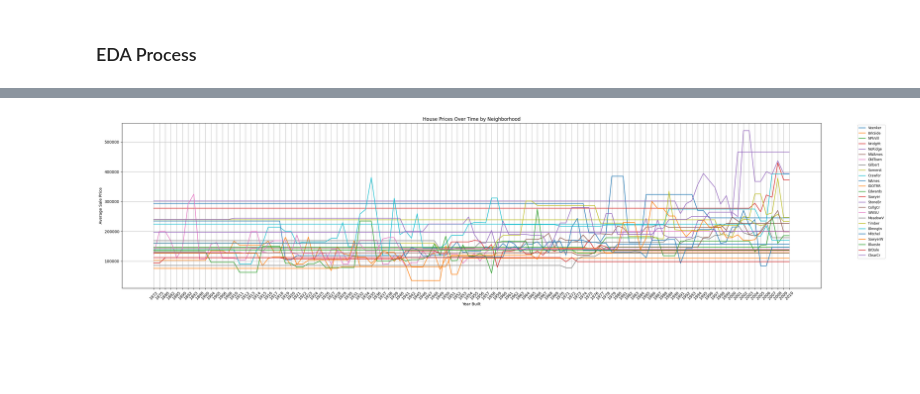
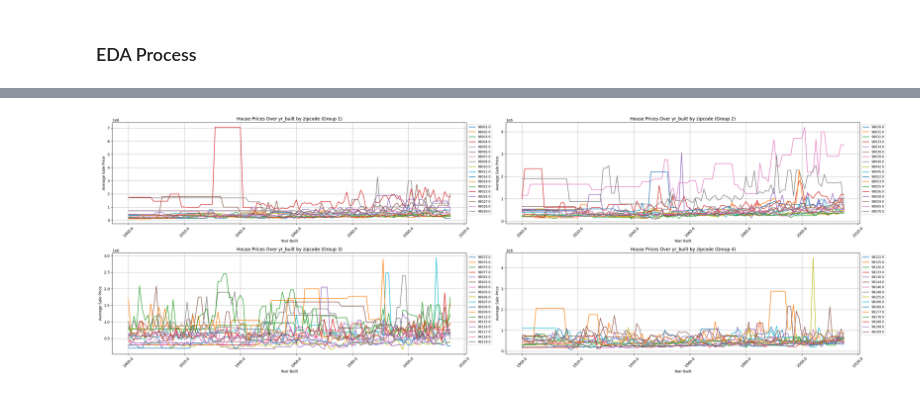
Before and after one commit to zhsh9/HKU7305-A4, a Jupyter notebook: report.ipynb, the cells around one changed output, grey strips where cells are left out. Drawn from its saved outputs; the diff is of its cells as text; code cells hidden in the pictures; blank space fills up the shorter version.

```diff
--- a/report.ipynb
+++ b/report.ipynb
@@ -118,21 +125,21 @@ root
 ### EDA Process
 # %%
 # Select relevant features and target variable
-selected_df = df.select('OverallQual', 'GrLivArea', 'GarageCars', 'SalePrice')
+selected_df = df.select('bedrooms', 'bathrooms', 'sqft_living', 'price')
 
 # Group by multiple features and calculate average house price
-grouped_df = selected_df.groupBy('OverallQual', 'GrLivArea', 'GarageCars').agg(avg('SalePrice').alias('avg_price'))
+grouped_df = selected_df.groupBy('bedrooms', 'bathrooms', 'sqft_living').agg(avg('price').alias('avg_price'))
 
 # Calculate 0.01 and 0.99 quantiles for avg_price
-THRESHOLD_SMALL_PERC = 0.10
-THRESHOLD_LARGE_PERC = 0.90
+THRESHOLD_SMALL_PERC = 0.01
+THRESHOLD_LARGE_PERC = 0.99
 RELATIVE_ERROR = 0.0001
 quantiles = grouped_df.approxQuantile('avg_price', [THRESHOLD_SMALL_PERC, THRESHOLD_LARGE_PERC], RELATIVE_ERROR)
 threshold_small, threshold_large = quantiles
 
 # Filter groups where average price is in the bottom 1% or top 1%
 significant_groups_df = grouped_df.filter((col('avg_price') <= threshold_small) |
-                                       (col('avg_price') >= threshold_large))
+                                          (col('avg_price') >= threshold_large))
 significant_groups_df.show(n=3)
 
 # Save the results
@@ -312,13 +299,13 @@ AdaptiveSparkPlan isFinalPlan=true
 ### EDA Process
 # %%
 # Select the required columns
-df_selected = df.select("Neighborhood", "YearBuilt", "SalePrice")
+df_selected = df.select("zipcode", "yr_built", "price")
 
-# Step 1: Group by Neighborhood and YearBuilt, and calculate the average house price
-grouped_df = df_selected.groupBy("Neighborhood", "YearBuilt").agg(avg("SalePrice").alias("avg_price"))
+# Step 1: Group by zipcode and yr_built, and calculate the average house price
+grouped_df = df_selected.groupBy("zipcode", "yr_built").agg(avg("price").alias("avg_price"))
 
 # Step 2: Use pivot to perform data pivoting to compare house price differences across different construction years
-pivot_df = grouped_df.groupBy("Neighborhood").pivot("YearBuilt").avg("avg_price")
+pivot_df = grouped_df.groupBy("zipcode").pivot("yr_built").avg("avg_price")
 
 # Save the results
 pivot_df.coalesce(1).write.csv(question_outputs[1], header=True, mode='overwrite', sep=',')
@@ -423,37 +389,57 @@ only showing top 3 rows
 # %%
 if RUNNING == 'local':
-    # Plot the line chart
-    fig = plt.figure(figsize=(28, 7))
+    # Sort by zipcode in ascending order
+    pivot_pd_df.sort_values(by='zipcode', inplace=True)
 
-    # Set the neighborhood as the index
-    pivot_pd_df.set_index('Neighborhood', inplace=True)
+    # Divide the chart into 4 subplots, 2 rows and 2 columns
+    num_parts = 4
+    num_rows, num_cols = 2, 2
+    fig, axs = plt.subplots(num_rows, num_cols, figsize=(30, 10))
 
-    # Transpose the DataFrame for plotting
+    # Calculate the number of zipcodes in each subplot
+    num_zipcodes = len(pivot_pd_df)
+    zipcodes_per_part = (num_zipcodes + num_parts - 1) // num_parts  # Round up
+
+    # Set zipcode as the index
+    pivot_pd_df.set_index('zipcode', inplace=True)
+
+    # Transpose DataFrame for plotting
     pivot_pd_df_transpose = pivot_pd_df.transpose()
 
-    # Plot the price curve for each neighborhood
-    for neighborhood in pivot_pd_df_transpose.columns:
-        plt.plot(pivot_pd_df_transpose.index, pivot_pd_df_transpose[neighborhood], label=neighborhood)
+    # Get the list of years
+    years = [int(i) for i in pivot_pd_df_transpose.index.tolist()]
 
-    # Add legend
-    plt.legend(bbox_to_anchor=(1.05, 1), loc='upper left', fontsize='small')
+    # Plot each subplot
+    for i in range(num_parts):
+        start_idx = i * zipcodes_per_part
+        end_idx = min((i + 1) * zipcodes_per_part, num_zipcodes)
+        zipcodes = pivot_pd_df.index[start_idx:end_idx]
 
-    # Add title and labels
-    plt.title('House Prices Over Time by Neighborhood')
-    plt.xlabel('Year Built')
-    plt.ylabel('Average Sale Price')
+        ax = axs[i // num_cols, i % num_cols]  # Get the axis of the current subplot
+        for zipcode in zipcodes:
+            ax.plot(years, pivot_pd_df_transpose[zipcode], label=str(zipcode))
 
-    # Rotate x-axis labels for better display
-    plt.xticks(rotation=45)
+        # Add legend
+        ax.legend(bbox_to_anchor=(1, 1), loc='upper left', fontsize='small')
 
-    # Show grid
-    plt.grid(True)
+        # Add title and labels
+        ax.set_title(f'House Prices Over yr_built by zipcode (Group {i + 1})')
+        ax.set_xlabel('Year Built')
+        ax.set_ylabel('Average Sale Price')
+
+        # Rotate x-axis labels for better display
+        ax.set_xticklabels(ax.get_xticks(), rotation=45)
+
+        # Show grid
+        ax.grid(True)
+
+    # Adjust layout to avoid overlap
+    plt.tight_layout()
 
     # Display the chart
-    plt.tight_layout()
     plt.show()
 
     # Save the chart
     fig.savefig(chart_outputs[1])
 # %% [output]
-[figure, old version]
+[figure, new version]
```
Also changed, not shown: parts of 34 cells of this notebook, 25 other files.
